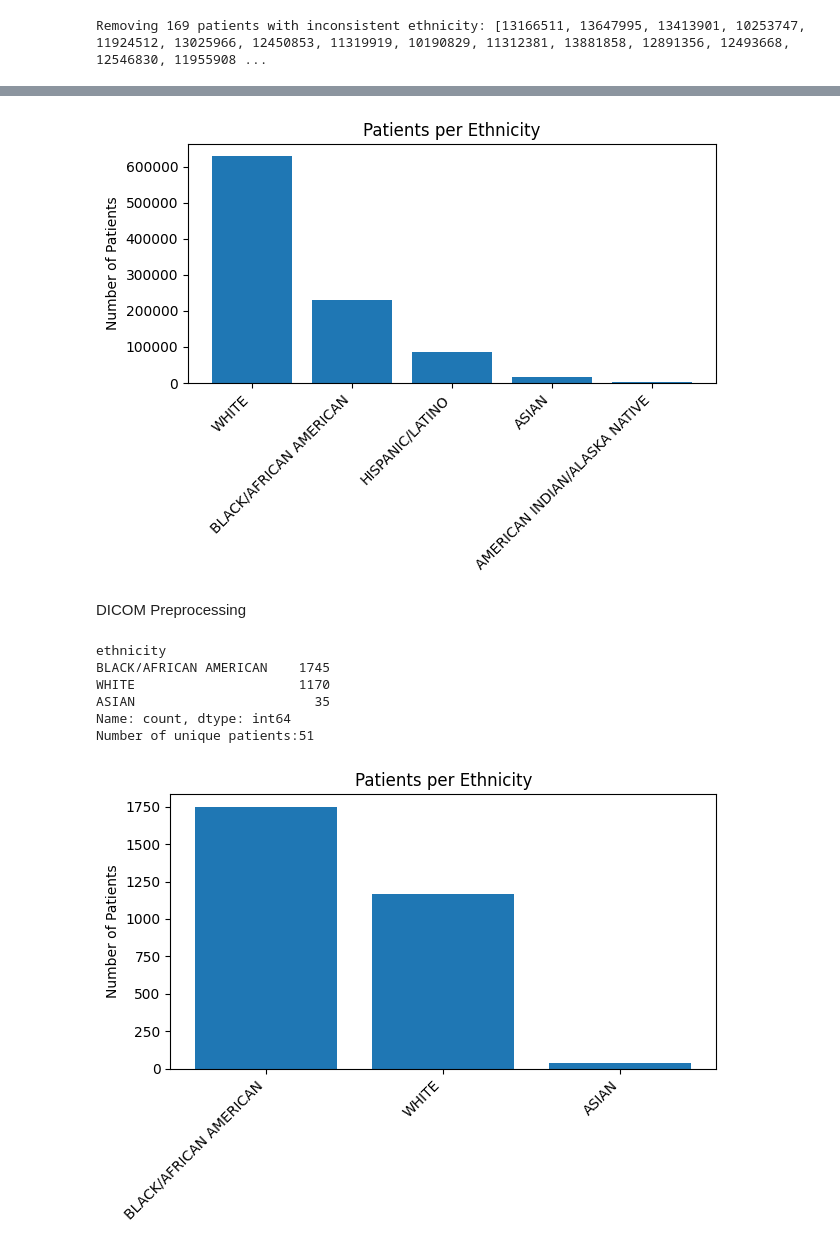
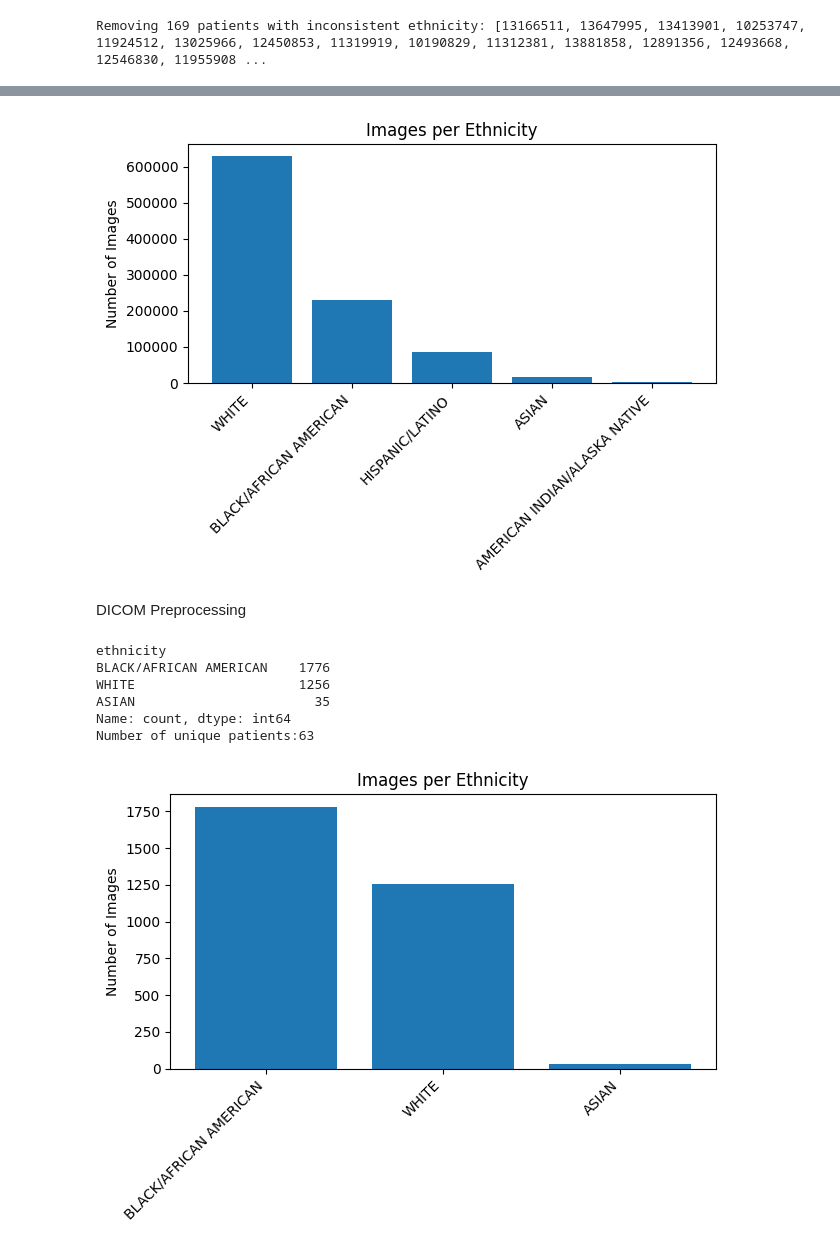
Before and after one commit to jiwoonoh/ads-project, a Jupyter notebook: preprocessing.ipynb, the cells around one changed output, grey strips where cells are left out. Drawn from its saved outputs; the diff is of its cells as text; code cells hidden in the pictures.

```diff
--- a/preprocessing.ipynb
+++ b/preprocessing.ipynb
@@ -76,13 +78,13 @@ Name: count, dtype: int64
 # plotting race distribution
 plt.figure()
 plt.bar(race_counts.index, race_counts.values)
-plt.ylabel('Number of Patients')
-plt.title('Patients per Ethnicity')
+plt.ylabel('Number of Images')
+plt.title('Images per Ethnicity')
 plt.xticks(rotation=45, ha='right')
 plt.tight_layout()
 plt.show()
 # %% [output]
-[figure, old version]
+[figure, new version]
 # %% [markdown]
 DICOM Preprocessing
 # %%
@@ -119,27 +121,27 @@ valid_df.to_csv('downloaded_data_info.csv', index=False)
 # %%
 ## plot the final patient demographics after filtering and downloading
 race_counts = valid_df['ethnicity'].value_counts()
 print(race_counts)
 
 unique_subject = valid_df['subject_id'].unique()
 
 print(f'Number of unique patients:{len(unique_subject)}')
 
 plt.figure()
 plt.bar(race_counts.index, race_counts.values)
-plt.ylabel('Number of Patients')
-plt.title('Patients per Ethnicity')
+plt.ylabel('Number of Images')
+plt.title('Images per Ethnicity')
 plt.xticks(rotation=45, ha='right')
 plt.tight_layout()
 plt.show()
 # %% [output]
 ethnicity
-BLACK/AFRICAN AMERICAN    1745
-WHITE                     1170
+BLACK/AFRICAN AMERICAN    1776
+WHITE                     1256
 ASIAN                       35
 Name: count, dtype: int64
-Number of unique patients:51
+Number of unique patients:63
-[figure, old version]
+[figure, new version]
 # %%
 # by patient train/validation/test split
 # stratified by ethnicity
```
Also changed, not shown: parts of 3 cells of this notebook, 1 other file.
